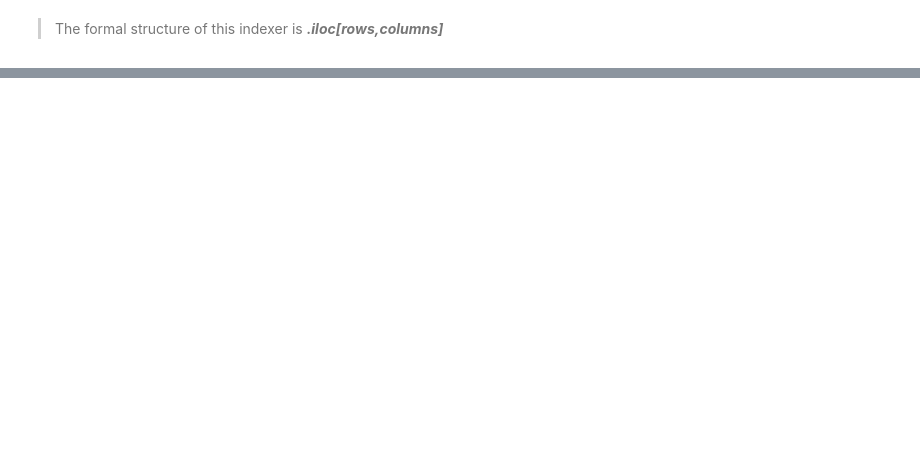
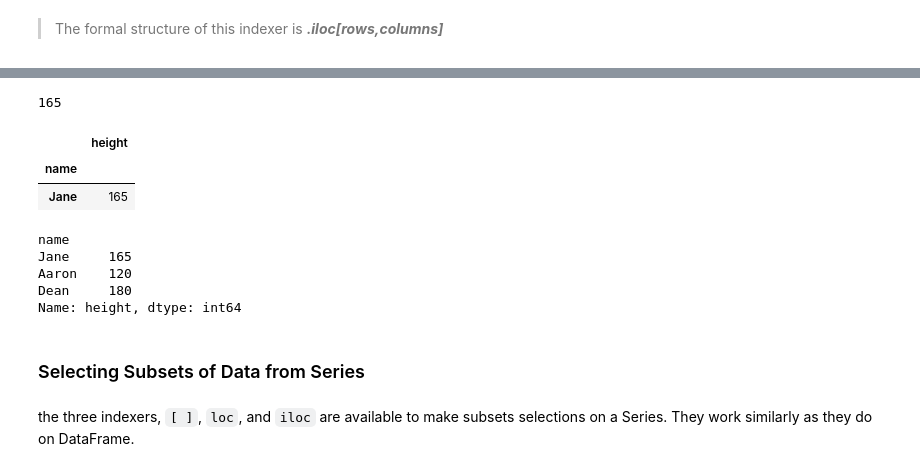
Before and after one commit to bizzaccelerator/Data-Science-Study-Notes, a Jupyter notebook: 3. Data managing using Pandas - Part 2.ipynb, the cells around one changed output, grey strips where cells are left out. Drawn from its saved outputs; the diff is of its cells as text; code cells hidden in the pictures; blank space fills up the shorter version.

```diff
--- a/3. Data managing using Pandas - Part 2.ipynb
+++ b/3. Data managing using Pandas - Part 2.ipynb
@@ -222,0 +260,32 @@ _Just the braackets_ doesn't allow to get specific elements (single cell), not a
+# %%
+# A single row and single column returns an scalar value
+irows = 0
+icols = 4
+iloc_sample.iloc[irows,icols]
+# %% [output]
+165
+# %%
+# A DataFrame of size 1 x 1 is returned when parentheses are used
+irows = [0]
+icols = [4]
+iloc_sample.iloc[irows,icols]
+# %% [output]
+|  | height |
+| name |  |
+| Jane | 165 |
+# %%
+# A single Series is extracted by using a single scalar
+irows = [0,2,4]
+icols = 4
+iloc_sample.iloc[irows,icols]
+# If a Dataset is required, then squared brackets are required.
+# %% [output]
+name
+Jane     165
+Aaron    120
+Dean     180
+Name: height, dtype: int64
+# %% [markdown]
+### Selecting Subsets of Data from Series
+# %% [markdown]
+the three indexers, `[ ]`, `loc`, and `iloc` are available to make subsets selections on a Series. They work similarly as they do on DataFrame.
```
Also changed, not shown: parts of 10 cells of this notebook.
